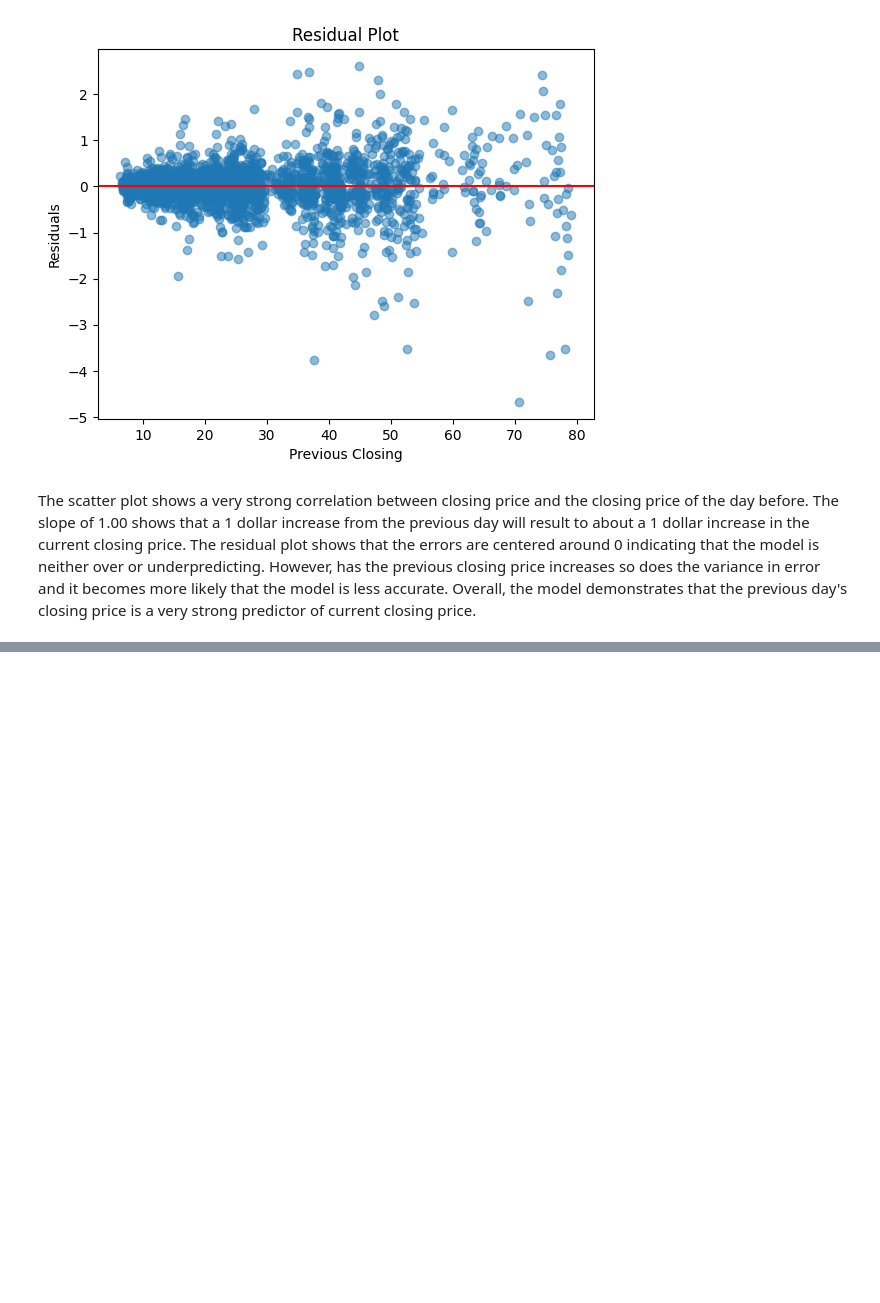
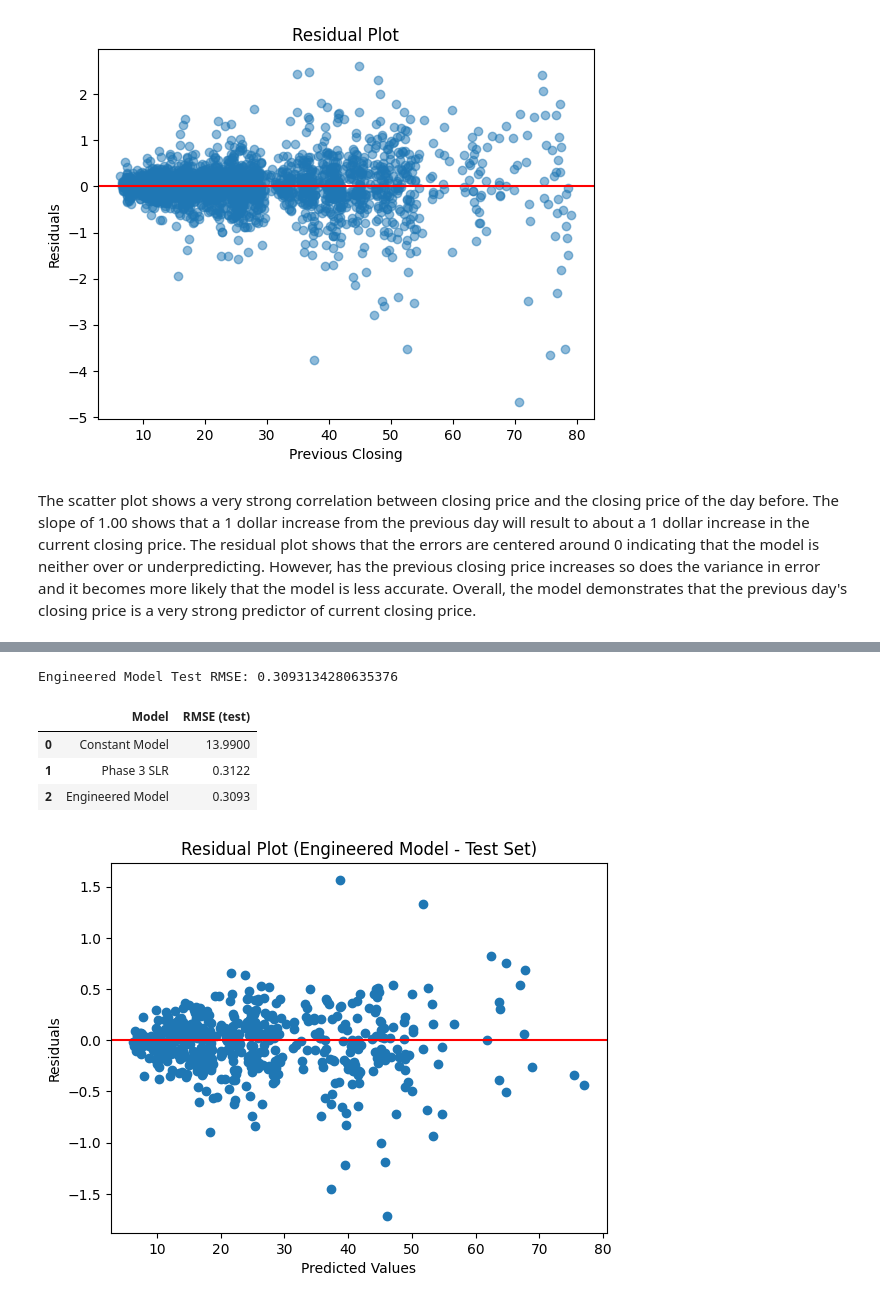
Before and after one commit to omal0/CS577-AppleStock, a Jupyter notebook: Assignments/Final.ipynb, the cells around one changed output, grey strips where cells are left out. Saved outputs shown, nothing was run; the diff lists cells and outputs as text; code cells hidden in the pictures; blank space fills up the shorter version.

```diff
--- a/Assignments/Final.ipynb
+++ b/Assignments/Final.ipynb
@@ -11,6 +13,8 @@ SECTION 1: Data Cleaning & Loading
 # %%
 df1 = pd.read_csv('AAPL_Stock_Price_Dataset_NEW.csv')
 df2 = pd.read_csv('HistoricalQuotes_NEW.csv')
+
+df = pd.read_csv('phase4.csv')
 
 df1['Date'] = pd.to_datetime(df1['Date'])
 df2['Date'] = pd.to_datetime(df2['Date'])
@@ -199,3 +203,21 @@ Intercept: 0.010003502917378171
 [figure]
 # %% [markdown]
 The scatter plot shows a very strong correlation between closing price and the closing price of the day before. The slope of 1.00 shows that a 1 dollar increase from the previous day will result to about a 1 dollar increase in the current closing price. The residual plot shows that the errors are centered around 0 indicating that the model is neither over or underpredicting. However, has the previous closing price increases so does the variance in error and it becomes more likely that the model is less accurate. Overall, the model demonstrates that the previous day's closing price is a very strong predictor of current closing price.
+# %%
+X = df[['Open_NoSplits']]
+y = df['Close_NoSplits']
+
+# Train/test split
+X_train, X_test, y_train, y_test = train_test_split(
+    X, y, test_size=0.2, random_state=42
+)
+
+X_engineered = df[['Open_NoSplits', 'interaction']]
+
+X_train_eng = X_engineered.loc[X_train.index]
+X_test_eng = X_engineered.loc[X_test.index]
+
+print("X_train_eng shape:", X_train_eng.shape)
+print("X_test_eng shape:", X_test_eng.shape)
+print("y_train shape:", y_train.shape)
+print("y_test shape:", y_test.shape)
@@ -201,0 +242,38 @@ The scatter plot shows a very strong correlation between closing price and the c
+# %%
+# 7
+
+model_eng = LinearRegression()
+model_eng.fit(X_train_eng, y_train)
+
+y_pred_eng_test = model_eng.predict(X_test_eng)
+
+rmse_eng_test = np.sqrt(np.mean((y_test - y_pred_eng_test) ** 2))
+
+print("Engineered Model Test RMSE:", rmse_eng_test)
+# %% [output]
+Engineered Model Test RMSE: 0.3093134280635376
+# %%
+table = pd.DataFrame({
+    "Model": ["Constant Model", "Phase 3 SLR", "Engineered Model"],
+    "RMSE (test)": [13.99, 0.3122, 0.3093]
+})
+
+table
+# %% [output]
+|  | Model | RMSE (test) |
+| 0 | Constant Model | 13.9900 |
+| 1 | Phase 3 SLR | 0.3122 |
+| 2 | Engineered Model | 0.3093 |
+# %%
+residuals_eng = y_test - y_pred_eng_test
+
+plt.scatter(y_pred_eng_test, residuals_eng)
+plt.axhline(0, color='red')
+
+plt.xlabel("Predicted Values")
+plt.ylabel("Residuals")
+plt.title("Residual Plot (Engineered Model - Test Set)")
+
+plt.show()
+# %% [output]
+[figure, added]
```
Also changed, not shown: parts of 9 cells of this notebook, 2 other files.
